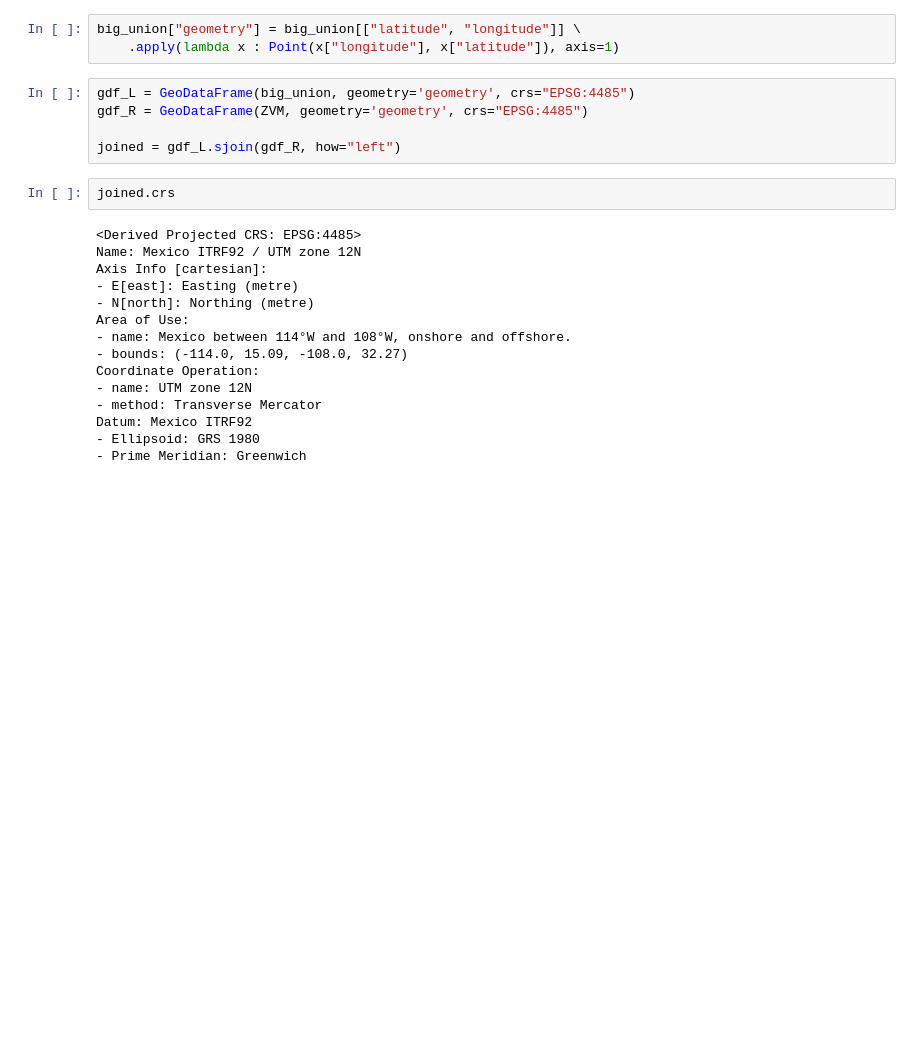
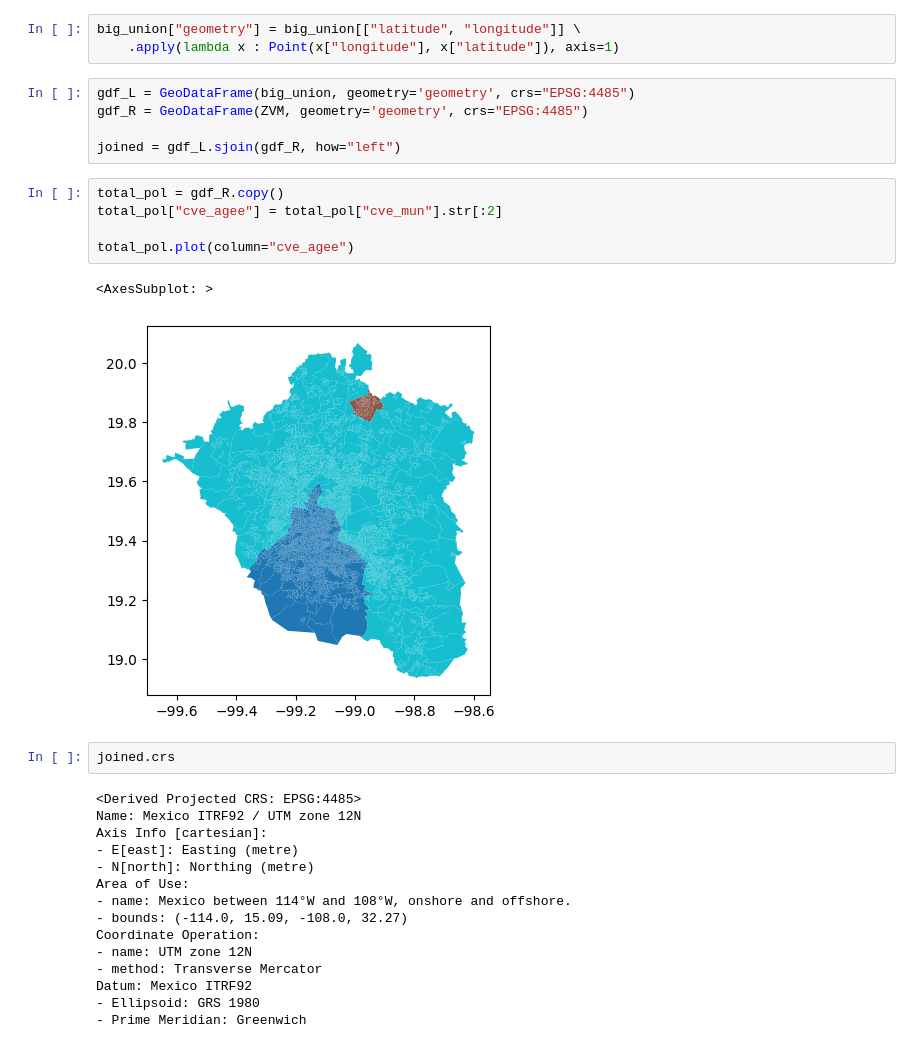
Before and after one commit to hemora/epiteam-network-etl-functions, a Jupyter notebook: notebooks/TotalPingsInZVM.ipynb, the cells around one changed output. Cells and saved outputs as stored; diff of their text form; blank space fills up the shorter version.

Commit message:
visual evidence that ZVM is correct

```diff
--- a/notebooks/TotalPingsInZVM.ipynb
+++ b/notebooks/TotalPingsInZVM.ipynb
@@ -180,6 +175,14 @@ gdf_L = GeoDataFrame(big_union, geometry='geometry', crs="EPSG:4485")
 gdf_R = GeoDataFrame(ZVM, geometry='geometry', crs="EPSG:4485")
 
 joined = gdf_L.sjoin(gdf_R, how="left")
+# %%
+total_pol = gdf_R.copy()
+total_pol["cve_agee"] = total_pol["cve_mun"].str[:2]
+
+total_pol.plot(column="cve_agee")
+# %% [output]
+<AxesSubplot: >
+[figure, added]
 # %%
 joined.crs
 # %% [output]
```
Also changed, not shown: parts of 1 cell of this notebook.
